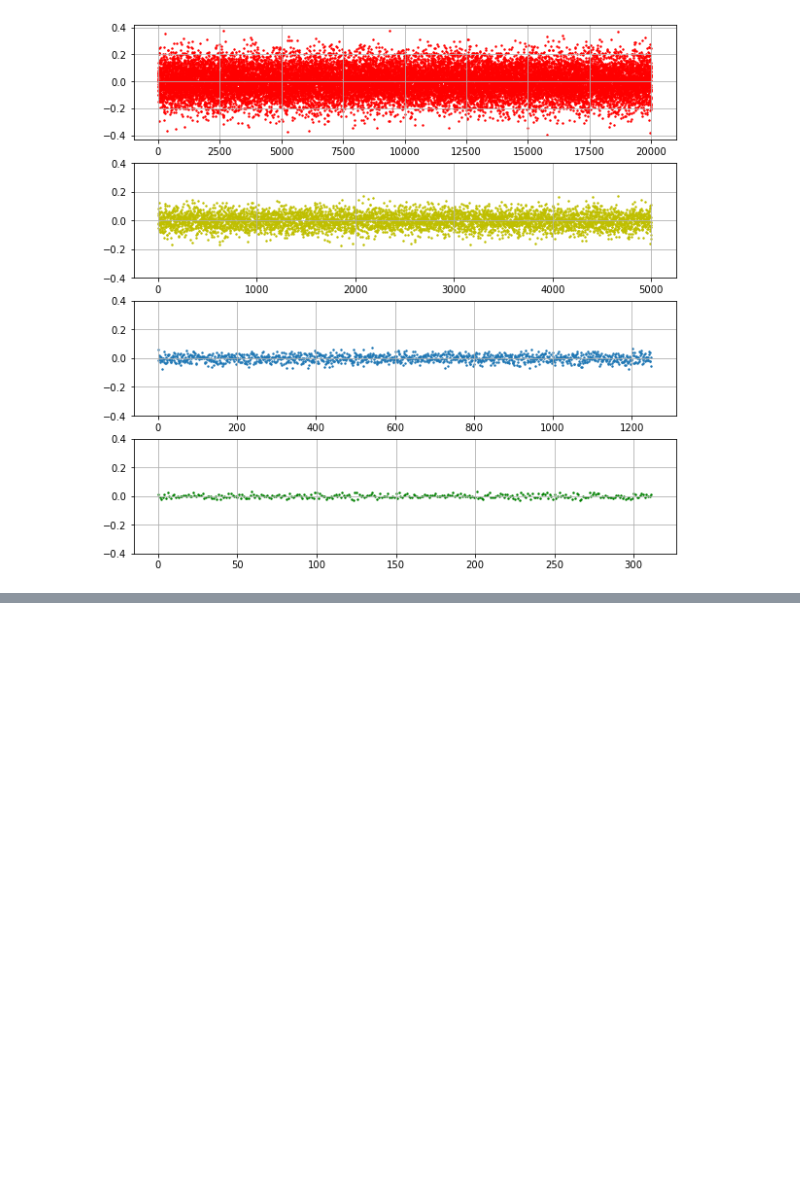
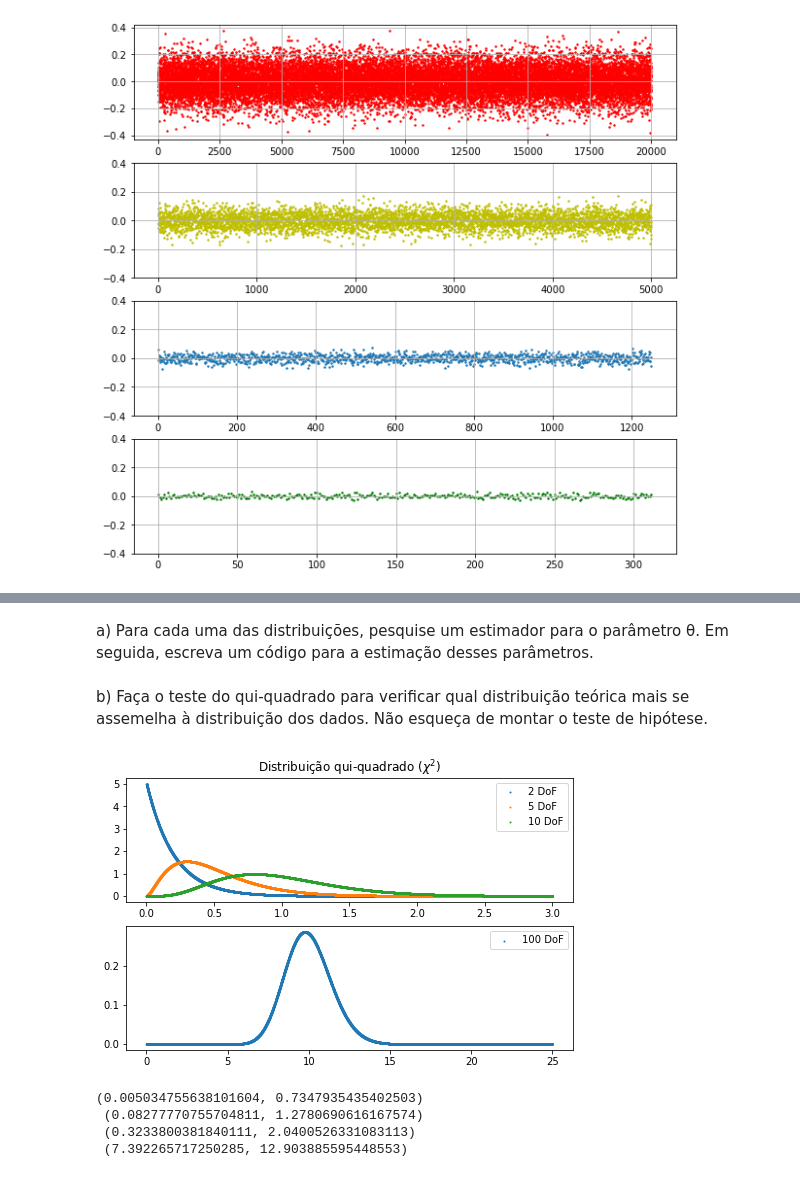
Before and after one commit to gaiogreg/projetos-lets-code, a Jupyter notebook: Projeto6/Projeto6.ipynb, the cells around one changed output, grey strips where cells are left out. Drawn from its saved outputs; the diff is of its cells as text; code cells hidden in the pictures; blank space fills up the shorter version.

```diff
--- a/Projeto6/Projeto6.ipynb
+++ b/Projeto6/Projeto6.ipynb
@@ -128,2 +128,34 @@ plt.legend(['Valores médios','desvio padrão']);
+# %% [markdown]
+a) Para cada uma das distribuições, pesquise um estimador para o parâmetro θ. Em seguida,
+escreva um código para a estimação desses parâmetros.
+# %% [markdown]
+b) Faça o teste do qui-quadrado para verificar qual distribuição teórica mais se assemelha à
+distribuição dos dados. Não esqueça de montar o teste de hipótese.
+# %%
+from scipy.stats import chi2
+x = np.linspace(0, 3,10000)
+y = np.linspace(0, 25,10000)
+fig, (axs1, axs2) = plt.subplots(2,1, figsize=(8,5))
+
+axs1.scatter(x, chi2.pdf(x, df=2, loc= mean_, scale=std_), s=1)
+axs1.scatter(x, chi2.pdf(x, df=5,loc= mean_, scale=std_), s=1)
+axs1.scatter(x, chi2.pdf(x, df=10,loc= mean_, scale=std_), s=1)
+axs2.scatter(y, chi2.pdf(y, df=100,loc= mean_, scale=std_), s=1)
+axs1.set_title('Distribuição qui-quadrado $(\chi^2)$')
+axs1.legend(['2 DoF', '5 DoF', '10 DoF'])
+axs2.legend(['100 DoF']);
+# %% [output]
+[figure, added]
+# %%
+conf_int_2 = chi2.interval(0.95,df=2,loc= mean_, scale=std_)
+conf_int_5 = chi2.interval(0.95,df=5,loc= mean_, scale=std_)
+conf_int_10 = chi2.interval(0.95,df=10,loc= mean_, scale=std_)
+conf_int_100 = chi2.interval(0.95,df=100,loc= mean_, scale=std_)
+print(conf_int_2,'\n', conf_int_5, '\n', conf_int_10, '\n', conf_int_100)
+# %% [output]
+(0.005034755638101604, 0.7347935435402503)
+ (0.08277770755704811, 1.2780690616167574)
+ (0.3233800381840111, 2.0400526331083113)
+ (7.392265717250285, 12.903885595448553)
 # %% [markdown]
 ### Questão 3
```
Also changed, not shown: parts of 15 cells of this notebook.
